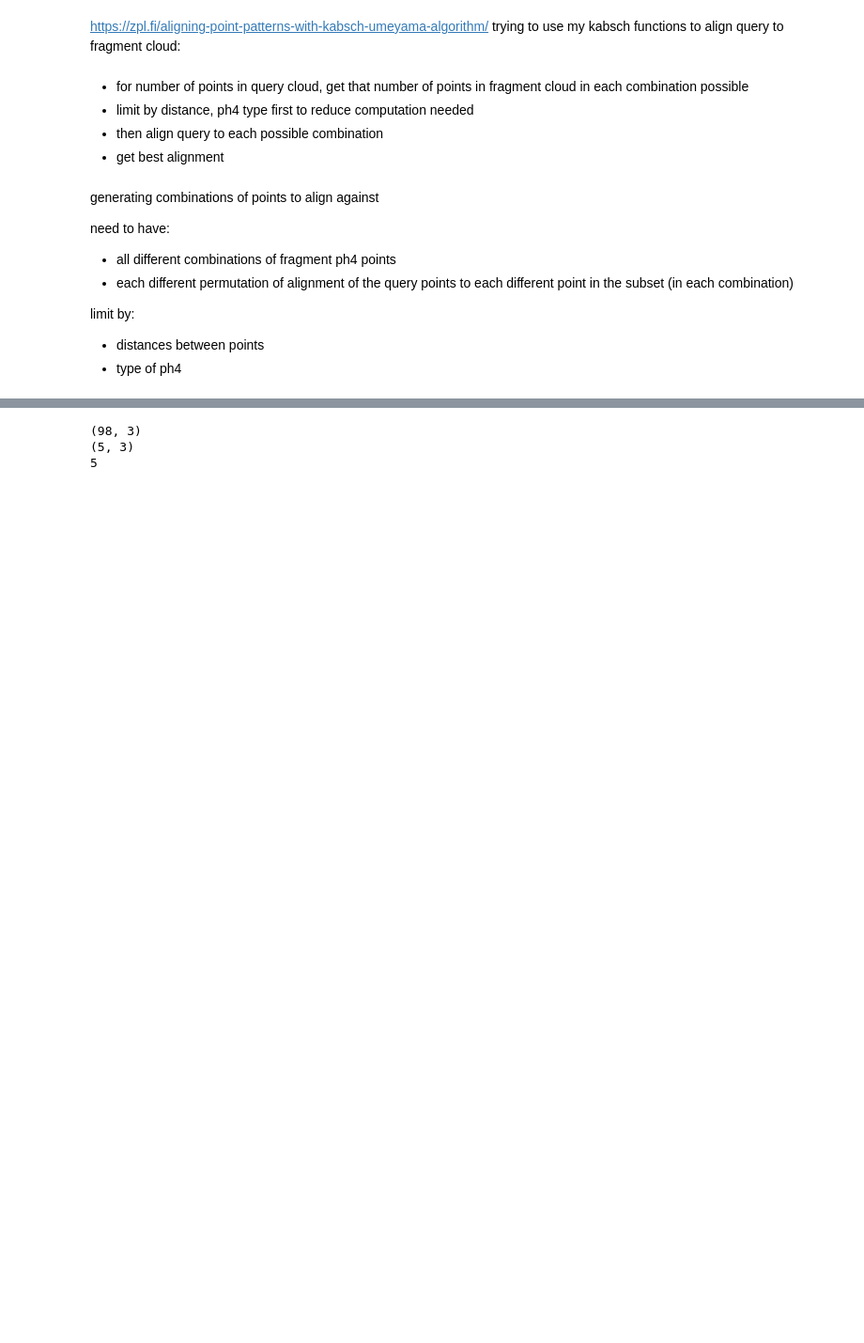
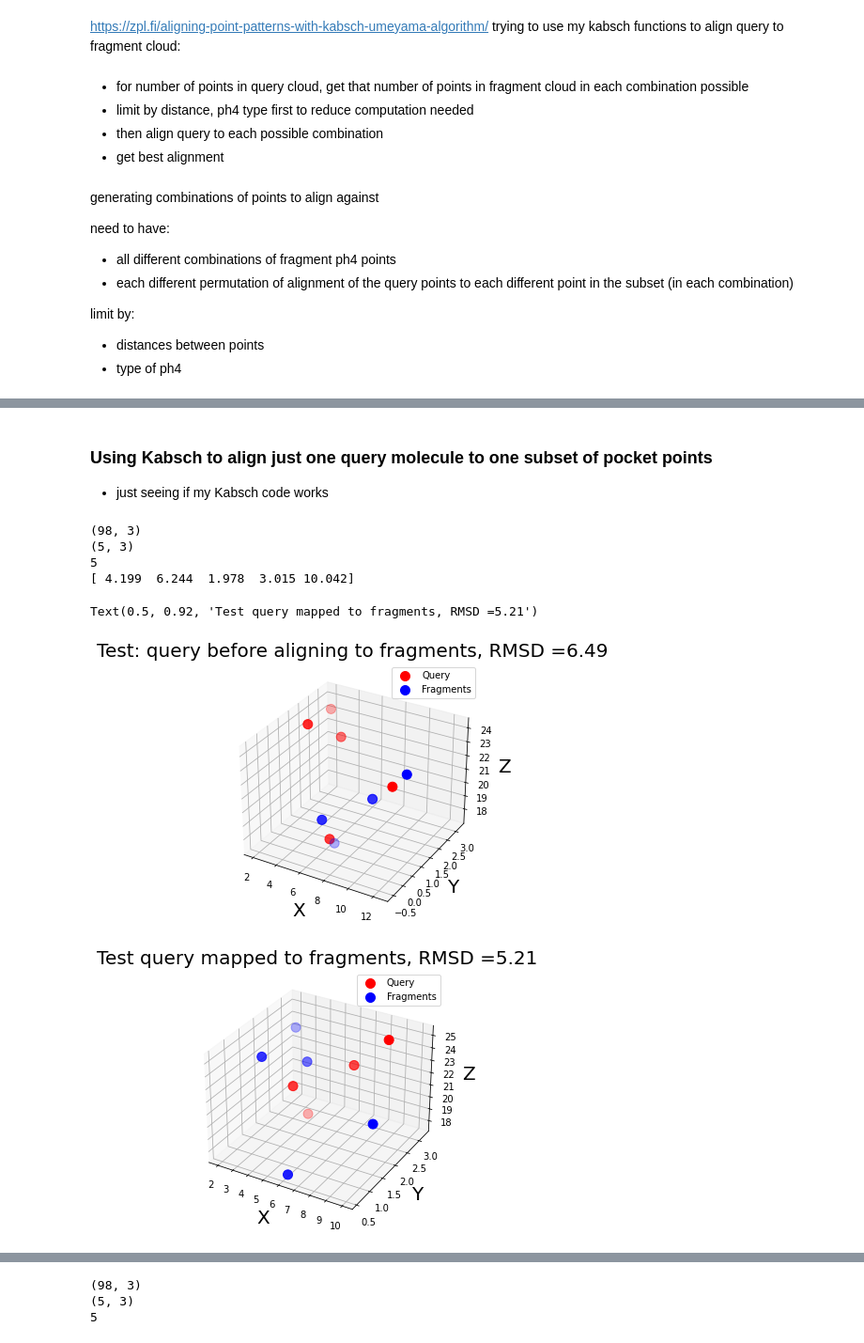
Before and after one commit to gemmagordon/xchem_rotation, a Jupyter notebook: get_pharma4_cloud.ipynb, the cells around one changed output, grey strips where cells are left out. Shown at 94% size. Cells and saved outputs as stored; diff of their text form; code cells hidden in the pictures; blank space fills up the shorter version.

```diff
--- a/get_pharma4_cloud.ipynb
+++ b/get_pharma4_cloud.ipynb
@@ -581,0 +561,68 @@ limit by:
+# %% [markdown]
+### Using Kabsch to align just one query molecule to one subset of pocket points
+
+- just seeing if my Kabsch code works
+# %%
+# concat donor and acceptor coords into one array of pocket points
+pocket_points = np.concatenate([frag_donor_coords, frag_acceptor_coords])
+# just checking shape of array as kabsch depends on same shaped matrices - fact check that this is a kabsch thing and not just your code
+print(pocket_points.shape)
+
+# do same for query points - just taking one for now, need to expand to run for each query/conformer
+query_points = np.concatenate([query_donor_coords, query_acceptor_coords])
+print(query_points.shape)
+
+# get number of points in query cloud - will need to use this as limit for number of sets of coords in pocket subset
+query_len = int(len(query_donor_coords) + len(query_acceptor_coords))
+print(query_len)
+
+# just test with subset of pocket points (will need to iterate over all combinations/permutations)
+pocket_subset = pocket_points[0:query_len]
+
+# check number of sets of coords
+print(pocket_subset[:,0]) # x coords for pocket
+
+# run kabsch functions - NOTE need to be same shape matrices input
+qm_trans, qm_means = kabsch.translate_to_origin(query_points)
+frm_trans, frm_means = kabsch.translate_to_origin(pocket_subset)
+h = kabsch.compute_covariance_matrix(qm_trans, frm_trans)
+r = kabsch.compute_optimal_rotation_matrix(h)
+qm_rotated = kabsch.apply_rotation(qm_trans, r)
+qm_reverted, frm_reverted = kabsch.revert_translation(qm_rotated, frm_trans, qm_means, frm_means)
+
+rmsd_val_before = kabsch.rmsd(query_points, pocket_subset)
+rmsd_val_after = kabsch.rmsd(qm_reverted, frm_reverted)
+# %% [output]
+(98, 3)
+(5, 3)
+5
+[ 4.199  6.244  1.978  3.015 10.042]
+# %%
+# plot before transformation
+ax = plt.figure(figsize=(5,5)).add_subplot(projection='3d')
+# plot matrices for comparison
+ax.scatter3D(pocket_subset[:,0], pocket_subset[:,1], pocket_subset[:,2], label='Query', color='r', s=100)
+ax.scatter3D(query_points[:,0], query_points[:,1], query_points[:,2], label='Fragments', color='b', s=100)
+# set plot titles and labels
+ax.legend()
+ax.set_xlabel('X', fontsize=20)
+ax.set_ylabel('Y', fontsize=20)
+ax.set_zlabel('Z', fontsize=20)
+plt.title(str('Test: query before aligning to fragments, RMSD =' + str("{:.2f}".format(rmsd_val_before))), fontsize=20)
+
+
+# plot after transformation
+ax = plt.figure(figsize=(5,5)).add_subplot(projection='3d')
+# plot matrices for comparison
+ax.scatter3D(qm_reverted[:,0], qm_reverted[:,1], qm_reverted[:,2], label='Query', color='r', s=100)
+ax.scatter3D(frm_reverted[:,0], frm_reverted[:,1], frm_reverted[:,2], label='Fragments', color='b', s=100)
+# set plot titles and labels
+ax.legend()
+ax.set_xlabel('X', fontsize=20)
+ax.set_ylabel('Y', fontsize=20)
+ax.set_zlabel('Z', fontsize=20)
+plt.title(str('Test query mapped to fragments, RMSD =' + str("{:.2f}".format(rmsd_val_after))), fontsize=20)
+# %% [output]
+Text(0.5, 0.92, 'Test query mapped to fragments, RMSD =5.21')
+[figure, added]
+[figure, added]
```
Also changed, not shown: parts of 42 cells of this notebook.
